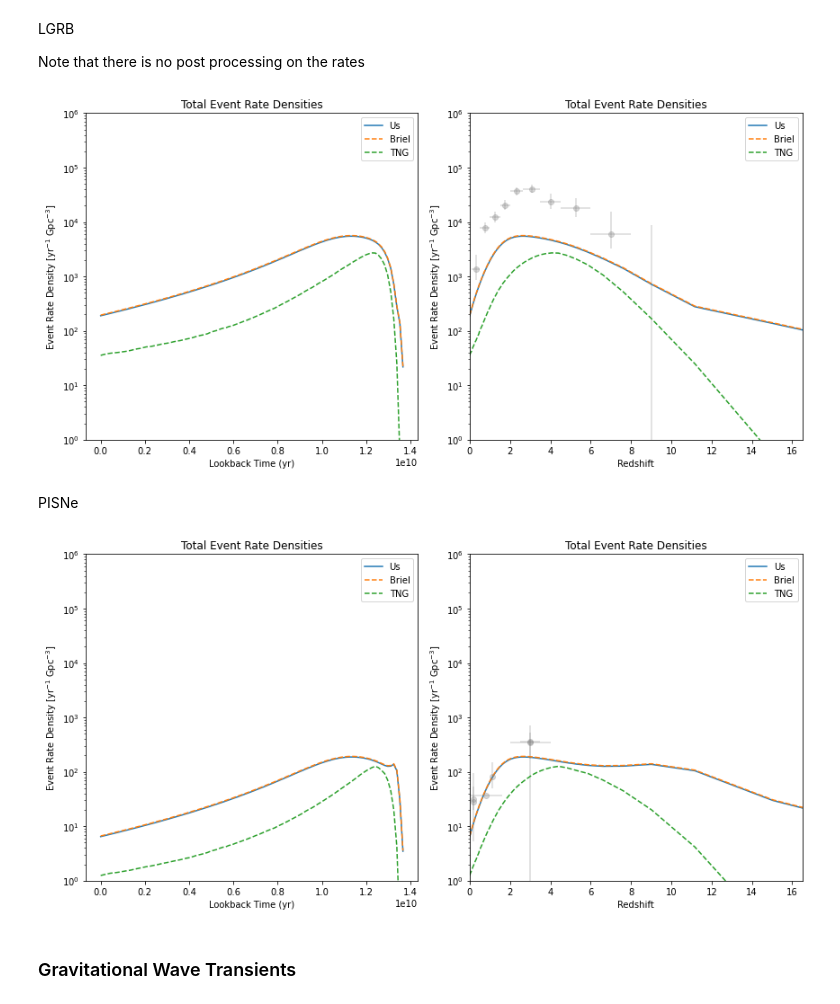
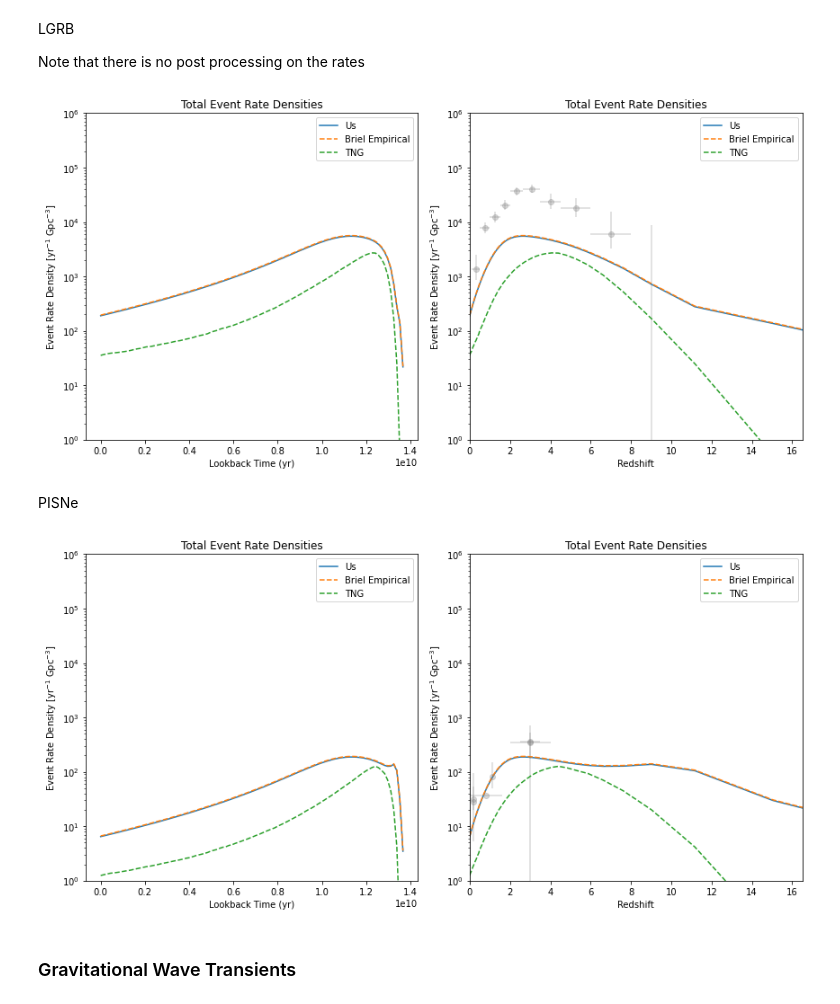
Before and after one commit to NicholaCharlton/Y4_Project, a Jupyter notebook: Dillon/Semester 2/Custom Rates.ipynb, the cells around one changed output. Saved outputs shown, nothing was run; the diff lists cells and outputs as text; code cells hidden in the pictures.

```diff
--- a/Dillon/Semester 2/Custom Rates.ipynb
+++ b/Dillon/Semester 2/Custom Rates.ipynb
@@ -513,47 +514,47 @@ Note that there is no post processing on the rates
 fig, axs = plt.subplots(1, 2, figsize=(12, 6))
 
 axs[0].plot(edges[:-1], np.sum(out[:, 5], axis=0), label='Us')
-axs[0].plot(edges[:-1], np.sum(event_rates['empirical']["LGRB"], axis=0), '--', label='Briel')
+axs[0].plot(edges[:-1], np.sum(event_rates['empirical']["LGRB"], axis=0), '--', label='Briel Empirical')
 axs[0].plot(edges[:-1], np.sum(event_rates['TNG']["LGRB"], axis=0), '--', label='TNG')
 axs[0].set_yscale('log')
 axs[0].set_ylim(1e0, 1e6)
 axs[0].set_xlabel('Lookback Time (yr)')
 axs[0].set_ylabel(r"Event Rate Density [yr$^{-1}$ Gpc$^{-3}]$")
 axs[0].set_title('Total Event Rate Densities')
 axs[0].legend()
 
 axs[1].plot(redshift_edges[:-1], np.sum(out[:, 5], axis=0), label='Us')
-axs[1].plot(redshift_edges[:-1], np.sum(event_rates['empirical']["LGRB"], axis=0), '--', label='Briel')
+axs[1].plot(redshift_edges[:-1], np.sum(event_rates['empirical']["LGRB"], axis=0), '--', label='Briel Empirical')
 axs[1].plot(redshift_edges[:-1], np.sum(event_rates['TNG']["LGRB"], axis=0), '--', label='TNG')
 
 axs[1].errorbar(np.array(obs_LGRB['mean_z']),
             np.array(obs_LGRB['rate'])*h**3,
             xerr=[obs_LGRB['lower_z'],obs_LGRB['upper_z']],
             yerr=[obs_LGRB['lower_rate']*h**3, obs_LGRB['upper_rate']*h**3],
             fmt="o",
             ms=6,
             alpha=0.3,
             color="grey")
 
 axs[1].set_yscale('log')
 axs[1].set_ylim(1e0, 1e6)
 axs[1].set_xlim(0, 16.5)
 axs[1].set_xlabel('Redshift')
 axs[1].set_ylabel(r"Event Rate Density [yr$^{-1}$ Gpc$^{-3}]$")
 axs[1].set_title('Total Event Rate Densities')
 axs[1].legend()
 
 plt.tight_layout()
 plt.show()
 # %% [output]
-[figure, old version]
+[figure, new version]
 # %% [markdown]
 PISNe
 # %%
 fig, axs = plt.subplots(1, 2, figsize=(12, 6))
 
 axs[0].plot(edges[:-1], np.sum(out[:, 6], axis=0), label='Us')
-axs[0].plot(edges[:-1], np.sum(event_rates['empirical']["PISNe"], axis=0), '--', label='Briel')
+axs[0].plot(edges[:-1], np.sum(event_rates['empirical']["PISNe"], axis=0), '--', label='Briel Empirical')
 axs[0].plot(edges[:-1], np.sum(event_rates['TNG']["PISNe"], axis=0), '--', label='TNG')
 axs[0].set_yscale('log')
 axs[0].set_ylim(1e0, 1e6)
@@ -563,7 +564,7 @@ axs[0].set_title('Total Event Rate Densities')
 axs[0].legend()
 
 axs[1].plot(redshift_edges[:-1], np.sum(out[:, 6], axis=0), label='Us')
-axs[1].plot(redshift_edges[:-1], np.sum(event_rates['empirical']["PISNe"], axis=0), '--', label='Briel')
+axs[1].plot(redshift_edges[:-1], np.sum(event_rates['empirical']["PISNe"], axis=0), '--', label='Briel Empirical')
 axs[1].plot(redshift_edges[:-1], np.sum(event_rates['TNG']["PISNe"], axis=0), '--', label='TNG')
 
 axs[1].errorbar(np.array(obs_PISN['mean_z']),
@@ -586,7 +587,7 @@ axs[1].legend()
 plt.tight_layout()
 plt.show()
 # %% [output]
-[figure, old version]
+[figure, new version]
 # %% [markdown]
 ### Gravitational Wave Transients
 # %%
```
Also changed, not shown: parts of 10 cells of this notebook.
